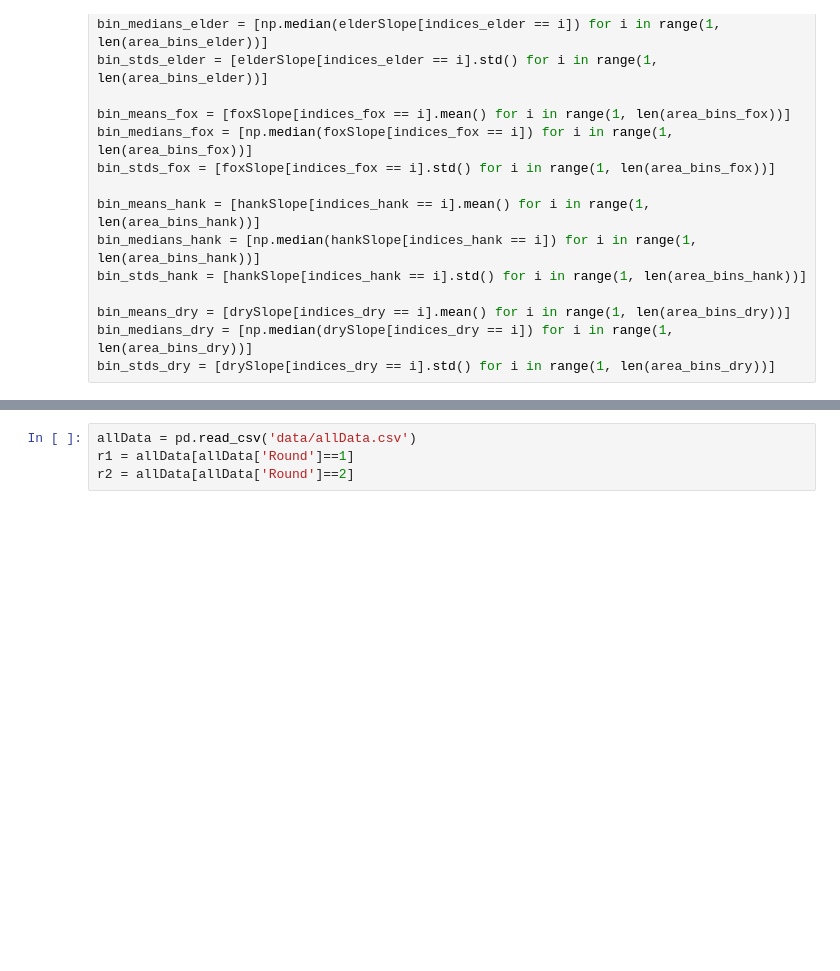
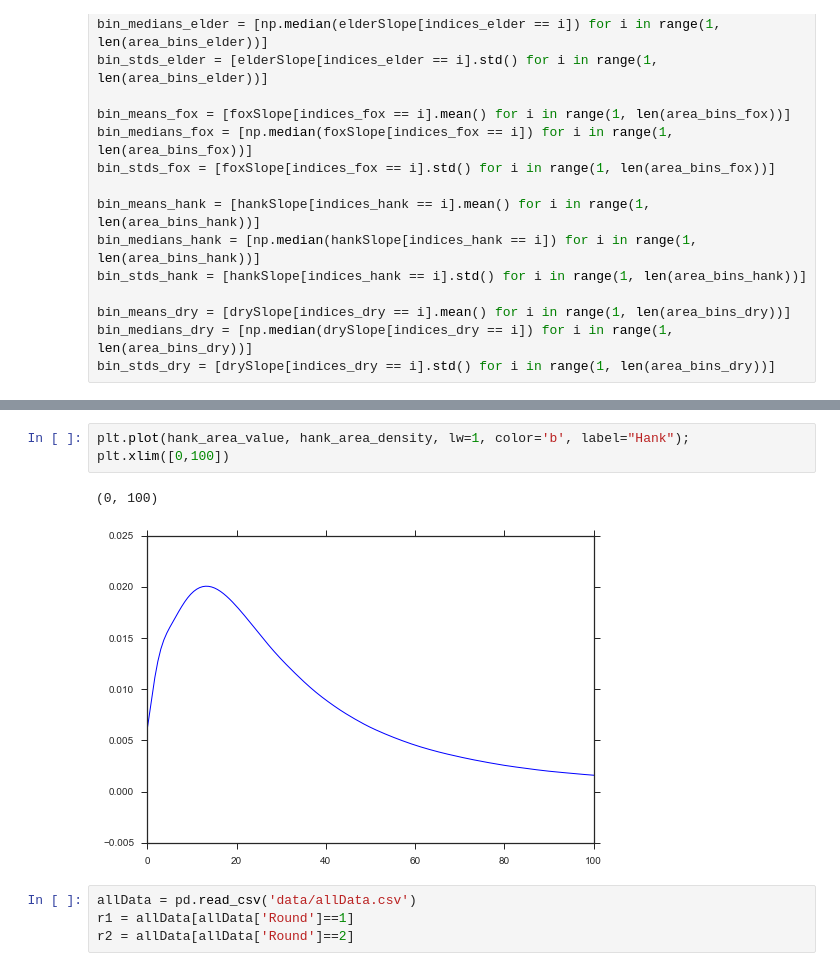
Before and after one commit to jessehahm/SlopeAreaAnalysis, a Jupyter notebook: SlopeAreaAnalysis.ipynb, the cells around one changed output, grey strips where cells are left out. Cells and saved outputs as stored; diff of their text form; blank space fills up the shorter version.

```diff
--- a/SlopeAreaAnalysis.ipynb
+++ b/SlopeAreaAnalysis.ipynb
@@ -116,3 +135,9 @@ dry_area_density, dry_area_value = kde_fit(dryArea.astype(np.double))
+# %%
+plt.plot(hank_area_value, hank_area_density, lw=1, color='b', label="Hank");
+plt.xlim([0,100])
+# %% [output]
+(0, 100)
+[figure, added]
 # %%
 allData = pd.read_csv('data/allData.csv')
 r1 = allData[allData['Round']==1]
```
Also changed, not shown: parts of 11 cells of this notebook, 1 other file.
